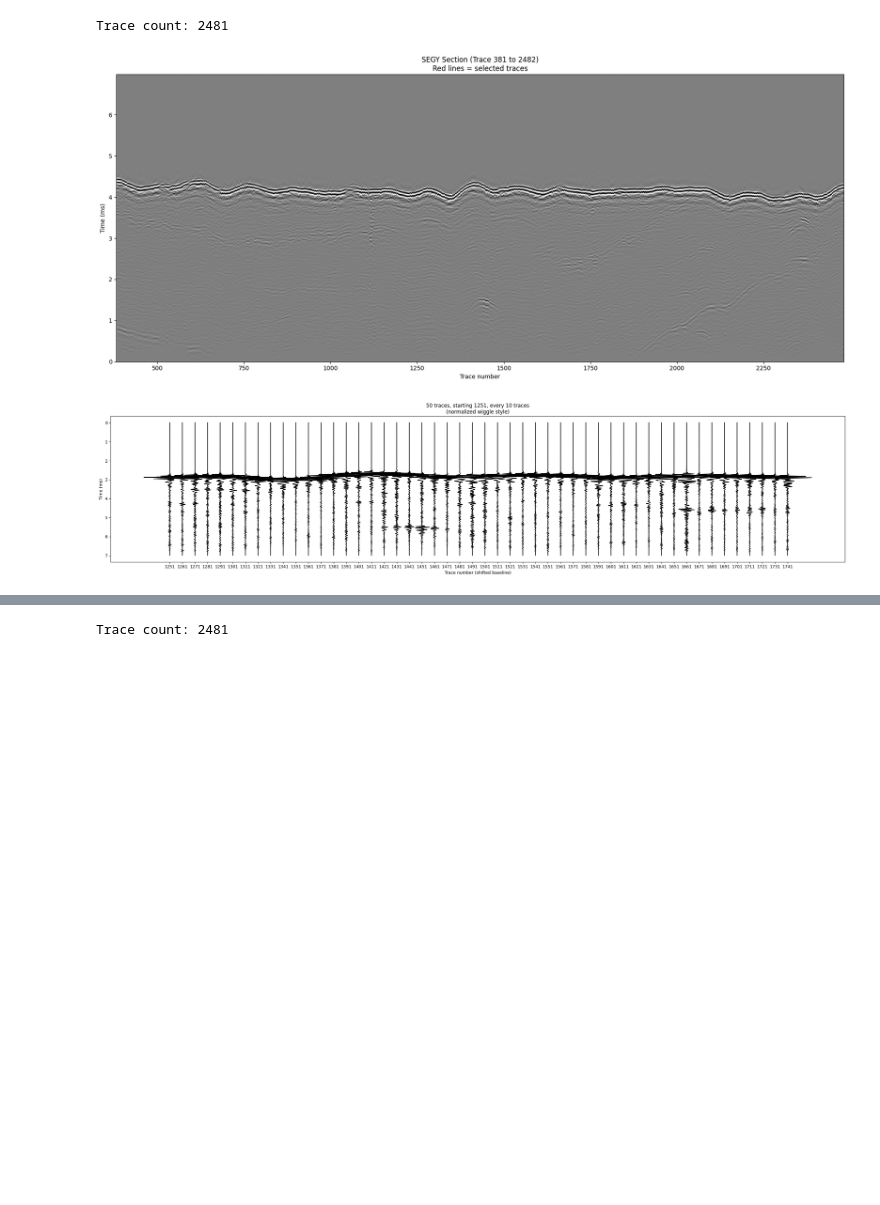
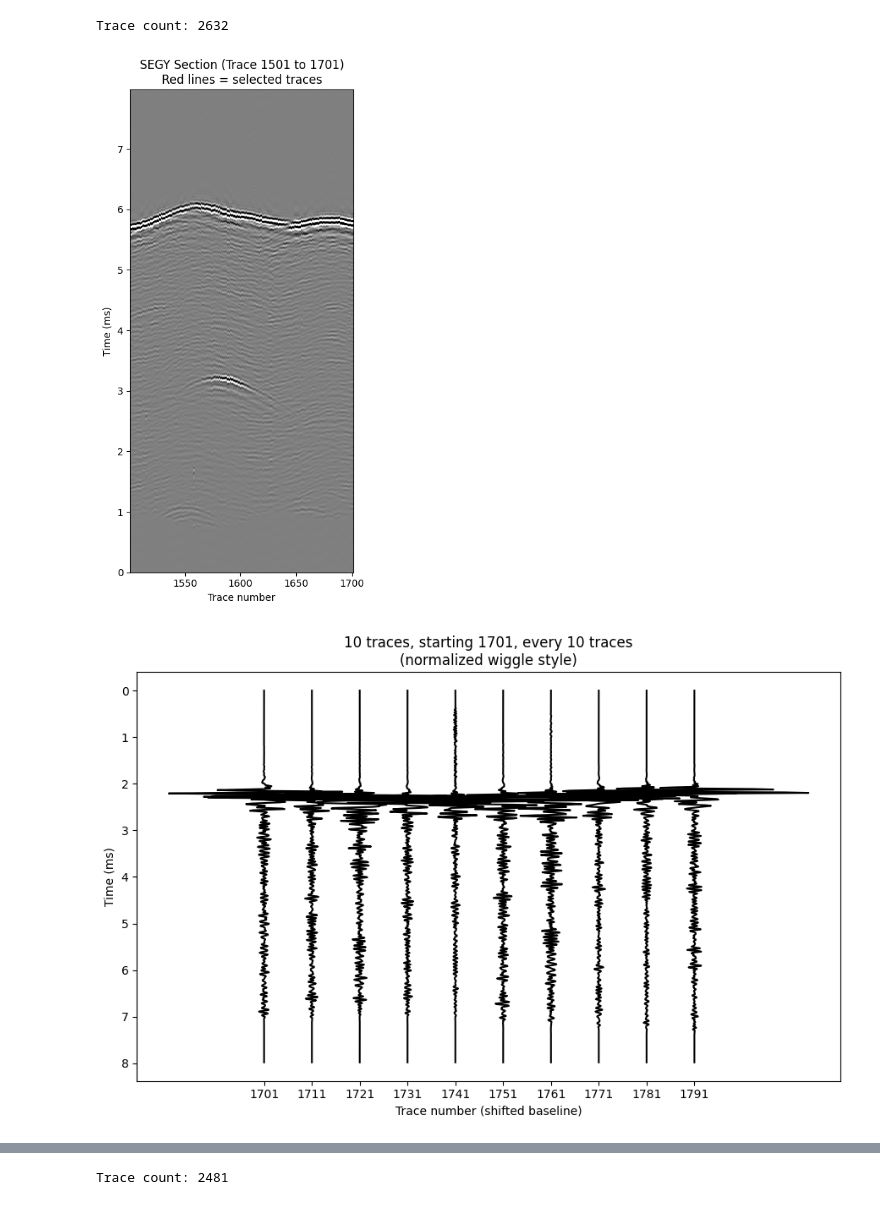
Before and after one commit to zhn66776/InXSBP1, a Jupyter notebook: code_1.ipynb, the cells around one changed output, grey strips where cells are left out. Drawn from its saved outputs; the diff is of its cells as text; code cells hidden in the pictures; blank space fills up the shorter version.

```diff
--- a/code_1.ipynb
+++ b/code_1.ipynb
@@ -36,7 +159,7 @@ import numpy as np
 import matplotlib.pyplot as plt
 from obspy.io.segy.segy import _read_segy
 
-SEGY_PATH = "processed/output_bp_5k_20k_TGC_power_n1p5.sgy"
+SEGY_PATH = "processed/14_bp_5k_20k_TGC_power_n1p5.sgy"
 sf = _read_segy(SEGY_PATH, headonly=False)
 n_traces = len(sf.traces)
 print("Trace count:", n_traces)
@@ -59,8 +182,8 @@ def get_dt_ms(segfile, fallback_ms=1.0):
 dt_ms = get_dt_ms(sf)
 
 # ---- 2d trace range ----
-start_trace = 380
-end_trace   = 2481
+start_trace = 1500
+end_trace   = 1700
 trace_range = range(start_trace, min(end_trace+1, n_traces))
 n_show = len(trace_range)
 
@@ -81,13 +204,13 @@ if p99 > 0:
     section = np.clip(section / p99, -1, 1)
 
 # ---- trace amplitude ----
-trace_start = 1250   # starting trace
+trace_start = 1700   # starting trace
 step = 10           # gap
-n_waveforms = 50     # num of lines
+n_waveforms = 10     # num of lines
 trace_indices = [trace_start + i*step for i in range(n_waveforms)]
 
 # ---- 2d + lines ----
-plt.figure(figsize=(18, 8))
+plt.figure(figsize=(4, 8))
 extent = [start_trace+1, end_trace+1, 0, times_ms[-1]]
 plt.imshow(section, aspect='auto', extent=extent, cmap="gray")
 # for idx in trace_indices:
@@ -121,38 +244,38 @@ plt.show()
 # plt.tight_layout()
 # plt.show()
 # --------------
-plt.figure(figsize=(25, 6))
+plt.figure(figsize=(9, 6))
 
 amp_scale = 2000  # Control the maximum swing range of the wiggle (adjustable)
 
 for k, idx in enumerate(trace_indices):
     if idx >= n_traces:
         continue
     tr = sf.traces[idx].data.astype(np.float32)
     t = np.arange(tr.size) * dt_ms
 
     # Normalize each trace individually to [-1, 1]
     p99 = np.percentile(np.abs(tr), 99)  # Use the 99th percentile for normalization to avoid outliers
     if p99 > 0:
         tr = tr / p99
 
     # Align x-axis ticks with trace numbers
     plt.plot(-tr * amp_scale + k*2000, t, color="black")
 
 # x ==> trace number
 plt.xticks(
     ticks=[k*2000 for k in range(len(trace_indices))],
     labels=[idx+1 for idx in trace_indices]
 )
 
 plt.gca().invert_yaxis()
 
 plt.xlabel("Trace number (shifted baseline)")
 plt.ylabel("Time (ms)")
 plt.title(f"{n_waveforms} traces, starting {trace_start+1}, every {step} traces\n(normalized wiggle style)")
 plt.tight_layout()
 plt.show()
 # %% [output]
-Trace count: 2481
+Trace count: 2632
-[figure, old version]
+[figure, new version]
-[figure, old version]
+[figure, new version]
```
Also changed, not shown: parts of 4 cells of this notebook, 1 other file.
